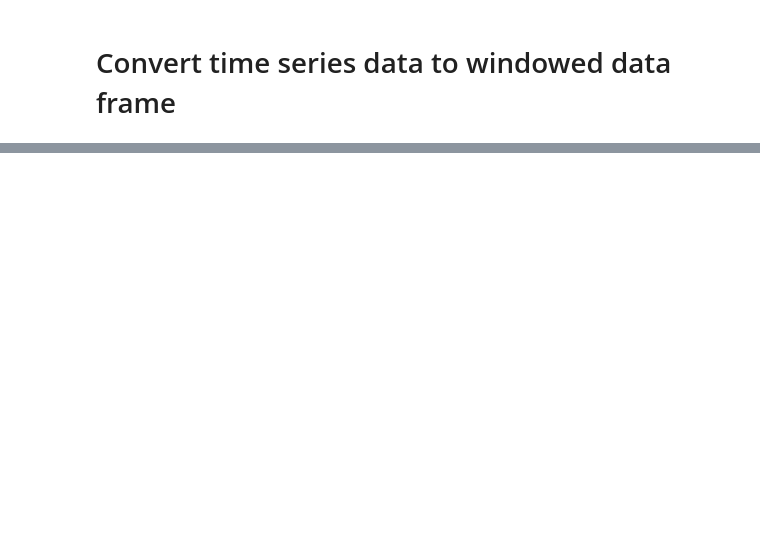
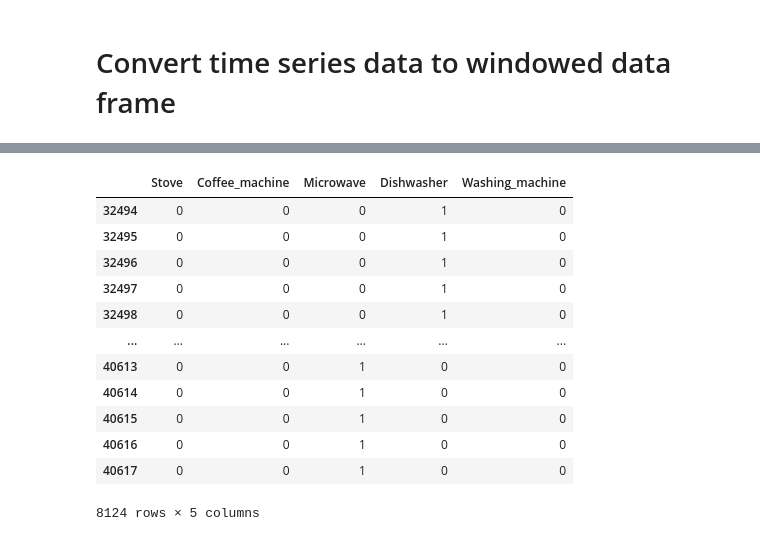
Before and after one commit to akletini/Forschungsprojekt, a Jupyter notebook: Main.ipynb, the cells around one changed output, grey strips where cells are left out. Cells and saved outputs as stored; diff of their text form; code cells hidden in the pictures; blank space fills up the shorter version.

```diff
--- a/Main.ipynb
+++ b/Main.ipynb
@@ -131,0 +134,7 @@ df_timeseries
+# %%
+samples = [x for i,x in enumerate(df_timeseries.columns) if x not in appliances]
+X = df_timeseries.loc[:, samples]
+y = df_timeseries.loc[:, appliances]
+# %%
+from sklearn.model_selection import train_test_split
+X_train, X_test, y_train, y_test = train_test_split(X, y, test_size=0.2, random_state=42, shuffle=False)
@@ -131,0 +226,16 @@ df_timeseries
+# %%
+y_test
+# %% [output]
+|  | Stove | Coffee_machine | Microwave | Dishwasher | Washing_machine |
+| 32494 | 0 | 0 | 0 | 1 | 0 |
+| 32495 | 0 | 0 | 0 | 1 | 0 |
+| 32496 | 0 | 0 | 0 | 1 | 0 |
+| 32497 | 0 | 0 | 0 | 1 | 0 |
+| 32498 | 0 | 0 | 0 | 1 | 0 |
+| ... | ... | ... | ... | ... | ... |
+| 40613 | 0 | 0 | 1 | 0 | 0 |
+| 40614 | 0 | 0 | 1 | 0 | 0 |
+| 40615 | 0 | 0 | 1 | 0 | 0 |
+| 40616 | 0 | 0 | 1 | 0 | 0 |
+| 40617 | 0 | 0 | 1 | 0 | 0 |
+8124 rows × 5 columns
```
Also changed, not shown: parts of 23 cells of this notebook.
